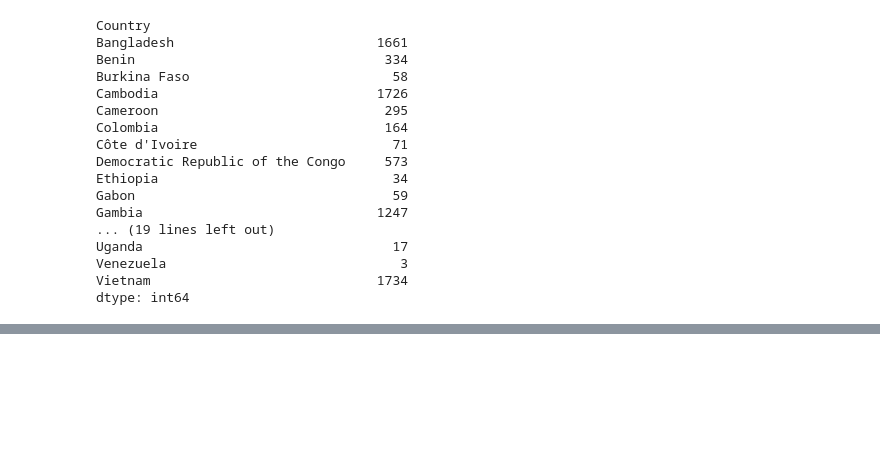
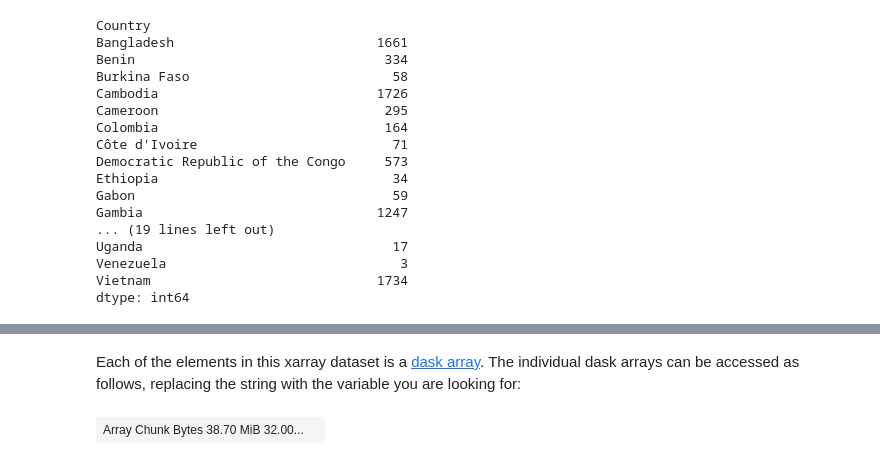
Before and after one commit to malariagen/parasite-data, a Jupyter notebook: docs/pf7/Data_exploration.ipynb, the cells around one changed output, grey strips where cells are left out. Saved outputs shown, nothing was run; the diff lists cells and outputs as text; code cells hidden in the pictures; blank space fills up the shorter version.

```diff
--- a/docs/pf7/Data_exploration.ipynb
+++ b/docs/pf7/Data_exploration.ipynb
@@ -128,2 +128,3 @@ Data on the set of genomic positions and alleles can be accessed as dask arrays
 # %%
-chrom,pos = pf7.variants()
+variant_dataset = pf7.variant_calls()
+variant_dataset
@@ -137,0 +170,7 @@ pos
+# %% [markdown]
+Each of the elements in this xarray dataset is a [dask array](https://docs.dask.org/en/latest/array.html). The individual dask arrays can be accessed as follows, replacing the string with the variable you are looking for:
+# %%
+pos = variant_dataset["variant_position"].data
+pos
+# %% [output]
+| Array Chunk Bytes 38.70 MiB 32.00... |  |
```
Also changed, not shown: parts of 57 cells of this notebook.
